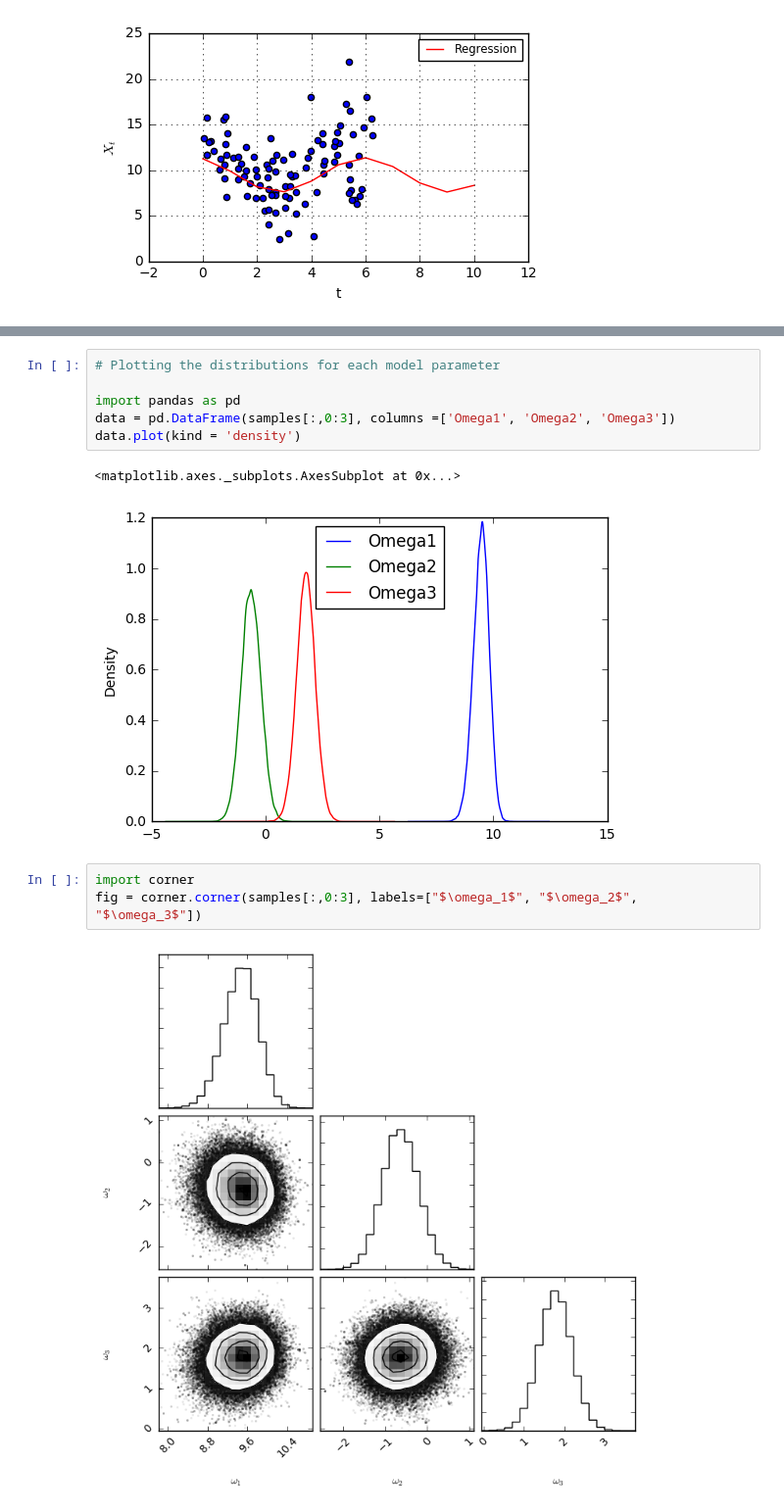
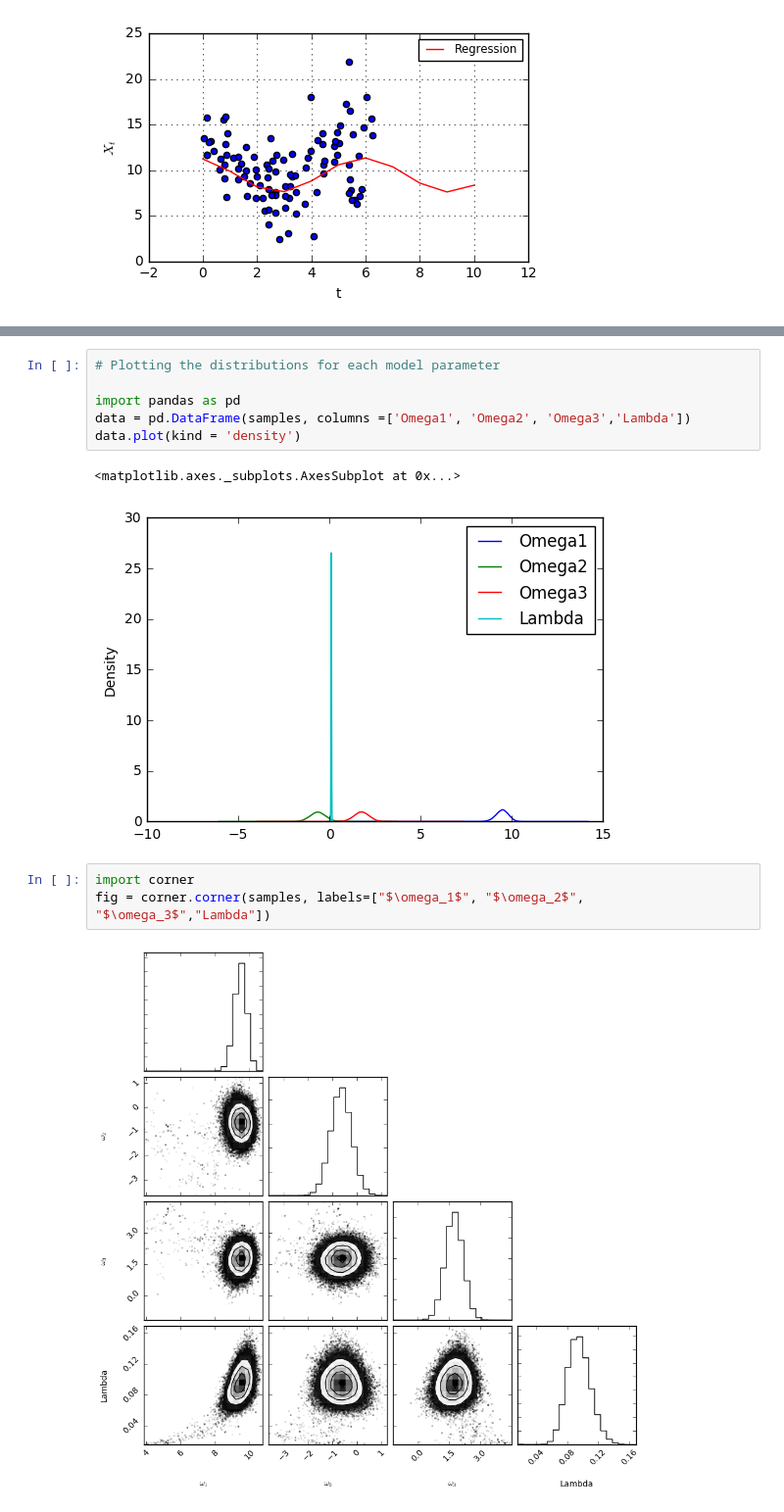
Before and after one commit to samirpoonawala/GA-DSI-Projects, a Jupyter notebook: Project-4.ipynb, the cells around one changed output, grey strips where cells are left out. Shown: that part at 98% size. Drawn from its saved outputs; the diff is of its cells as text.

```diff
--- a/Project-4.ipynb
+++ b/Project-4.ipynb
@@ -232,13 +209,13 @@ array([[ 9.73536164, -0.76810884,  0.66141331],
 # Plotting the distributions for each model parameter
 
 import pandas as pd
-data = pd.DataFrame(samples[:,0:3], columns =['Omega1', 'Omega2', 'Omega3'])
+data = pd.DataFrame(samples, columns =['Omega1', 'Omega2', 'Omega3','Lambda'])
 data.plot(kind = 'density')
 # %% [output]
 <matplotlib.axes._subplots.AxesSubplot at 0x...>
-[figure, old version]
+[figure, new version]
 # %%
 import corner
-fig = corner.corner(samples[:,0:3], labels=["$\omega_1$", "$\omega_2$", "$\omega_3$"])
+fig = corner.corner(samples, labels=["$\omega_1$", "$\omega_2$", "$\omega_3$","Lambda"])
 # %% [output]
-[figure, old version]
+[figure, new version]
```
Also changed, not shown: parts of 7 cells of this notebook.
